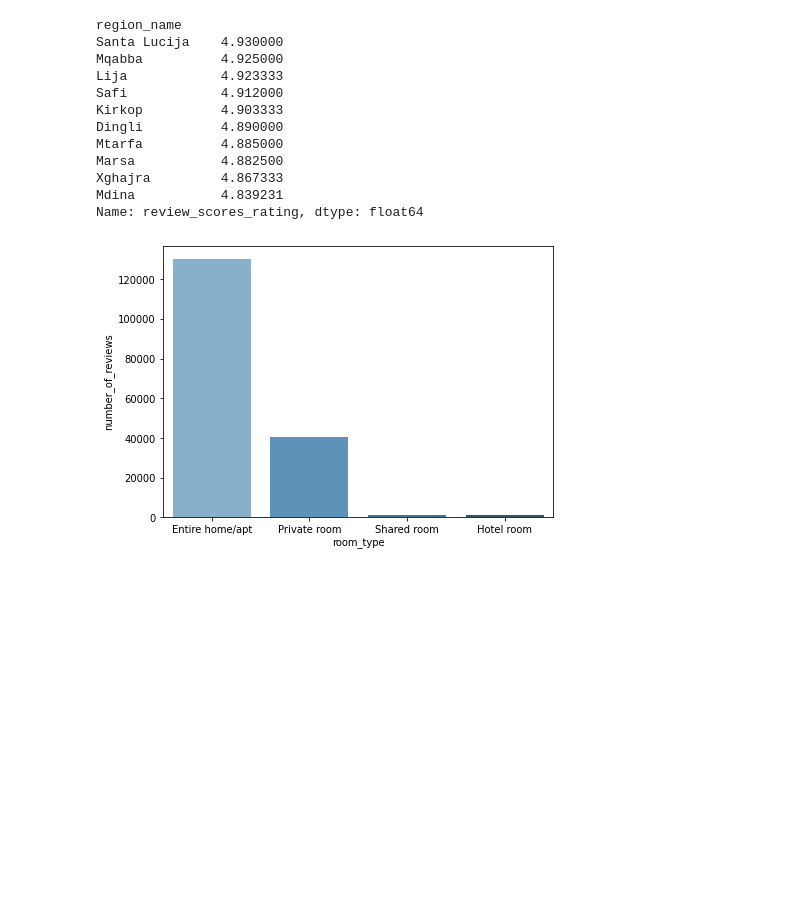
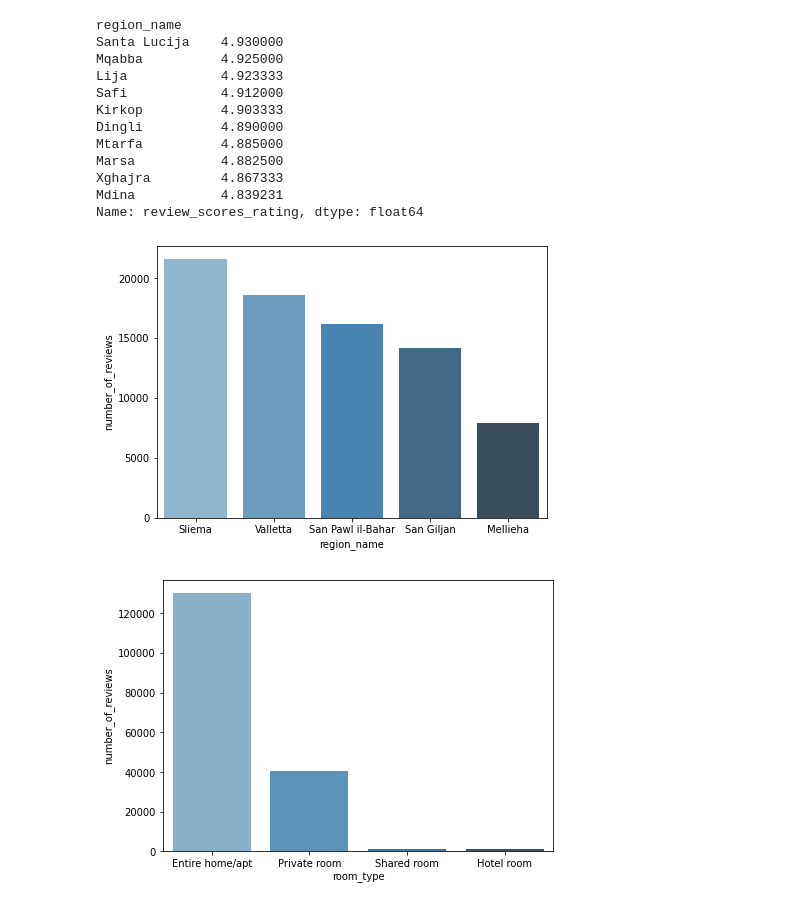
Before and after one commit to dianaionascu15/airbnb-nlp, a Jupyter notebook: airbnb_nlp.ipynb, the cells around one changed output. Cells and saved outputs as stored; diff of their text form; code cells hidden in the pictures; blank space fills up the shorter version.

Commit message:
adding charts

```diff
--- a/airbnb_nlp.ipynb
+++ b/airbnb_nlp.ipynb
@@ -212,6 +212,17 @@ Marsa           4.882500
 Xghajra         4.867333
 Mdina           4.839231
 Name: review_scores_rating, dtype: float64
+# %%
+region_reviews = listings2.groupby(['region_name']).agg({'number_of_reviews': pd.Series.sum})
+#room_types_reviews = listings.groupby(['room_type']).size().sort_values(ascending=False)
+region_reviews = region_reviews.reset_index()
+region_reviews.sort_values("number_of_reviews", ascending=False, inplace=True)
+#room_types_reviews.info()
+
+plt.figure(figsize=(7,5))
+p1 = sns.barplot(x = 'region_name', y = "number_of_reviews", data = region_reviews.head(5), palette="Blues_d")
+# %% [output]
+[figure, added]
 # %%
 room_types_reviews = listings2.groupby(['room_type']).agg({'number_of_reviews': pd.Series.sum})
 #room_types_reviews = listings.groupby(['room_type']).size().sort_values(ascending=False)
```
Also changed, not shown: parts of 19 cells of this notebook.
